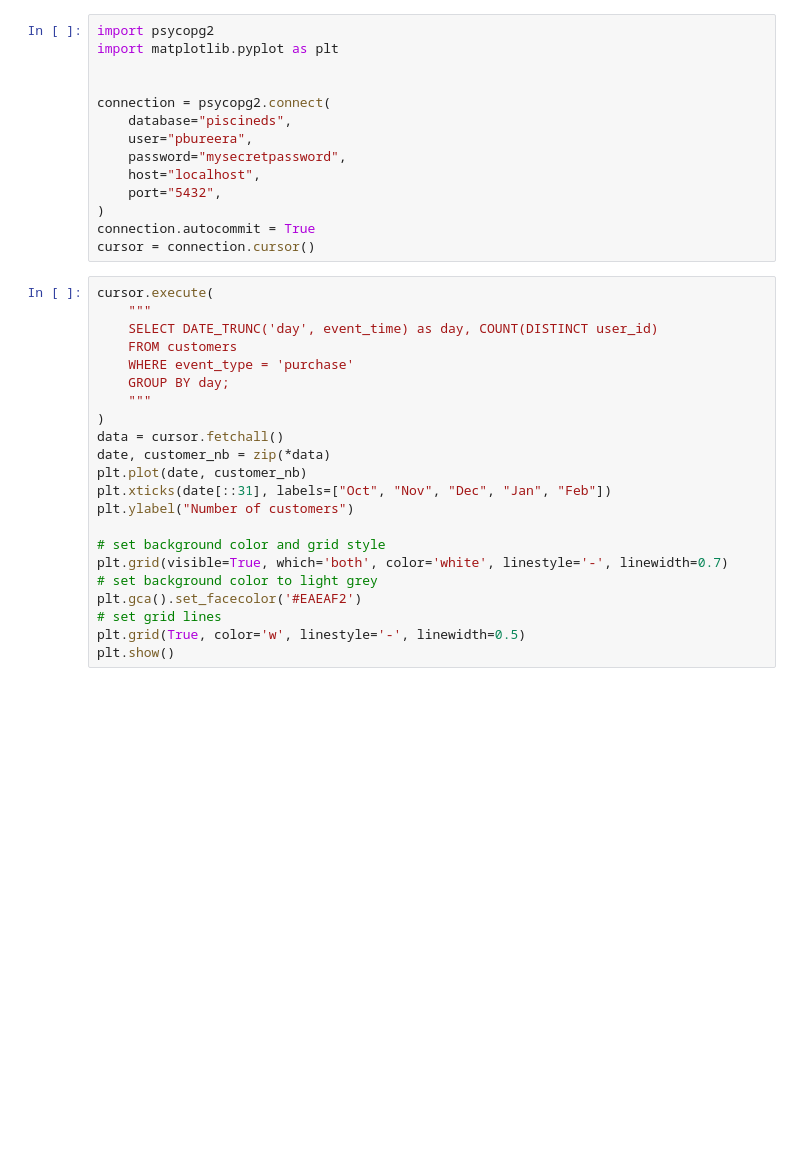
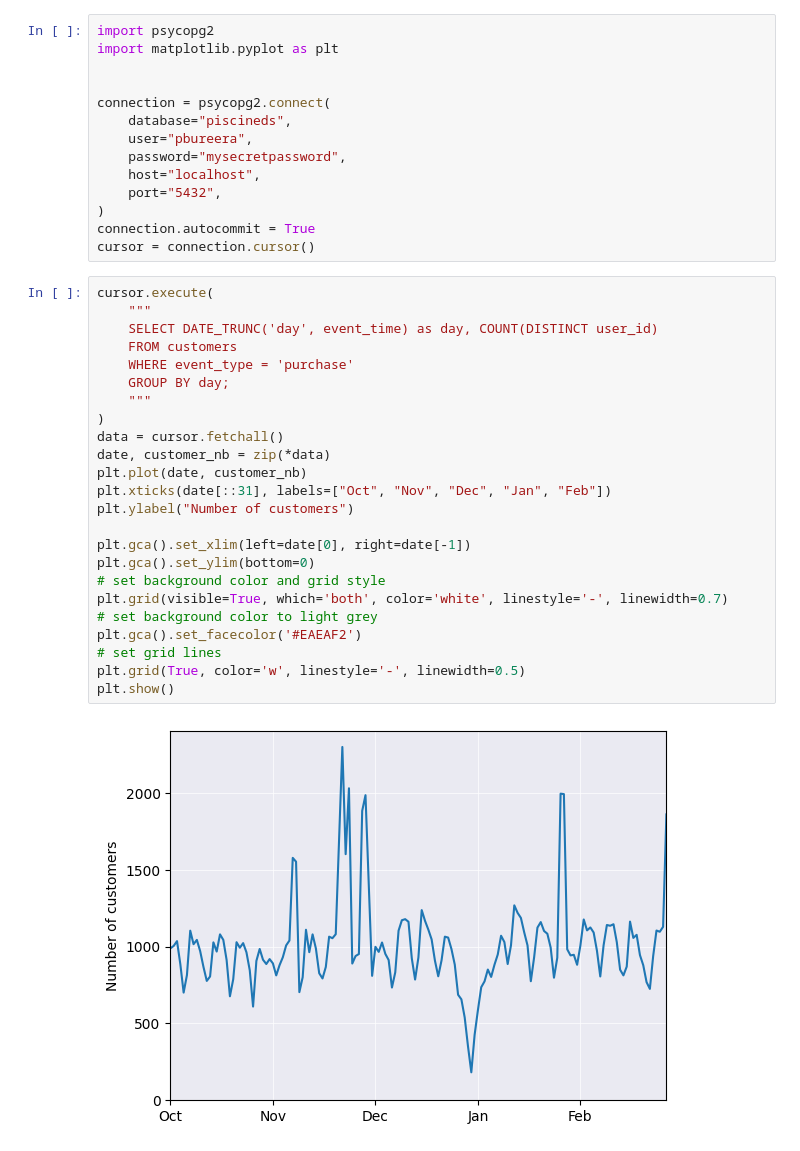
Before and after one commit to Jamie135/Piscine_Data_Science, a Jupyter notebook: Day02/ex01/chart.ipynb, the cells around one changed output. Saved outputs shown, nothing was run; the diff lists cells and outputs as text; blank space fills up the shorter version.

```diff
--- a/Day02/ex01/chart.ipynb
+++ b/Day02/ex01/chart.ipynb
@@ -15,25 +15,29 @@ cursor = connection.cursor()
 # %%
 cursor.execute(
     """
     SELECT DATE_TRUNC('day', event_time) as day, COUNT(DISTINCT user_id)
     FROM customers
     WHERE event_type = 'purchase'
     GROUP BY day;
     """
 )
 data = cursor.fetchall()
 date, customer_nb = zip(*data)
 plt.plot(date, customer_nb)
 plt.xticks(date[::31], labels=["Oct", "Nov", "Dec", "Jan", "Feb"])
 plt.ylabel("Number of customers")
 
+plt.gca().set_xlim(left=date[0], right=date[-1])
+plt.gca().set_ylim(bottom=0)
 # set background color and grid style
 plt.grid(visible=True, which='both', color='white', linestyle='-', linewidth=0.7)
 # set background color to light grey
 plt.gca().set_facecolor('#EAEAF2')
 # set grid lines
 plt.grid(True, color='w', linestyle='-', linewidth=0.5)
 plt.show()
+# %% [output]
+[figure, added]
 # %%
 cursor.execute(
     """
```
Also changed, not shown: parts of 2 cells of this notebook.
